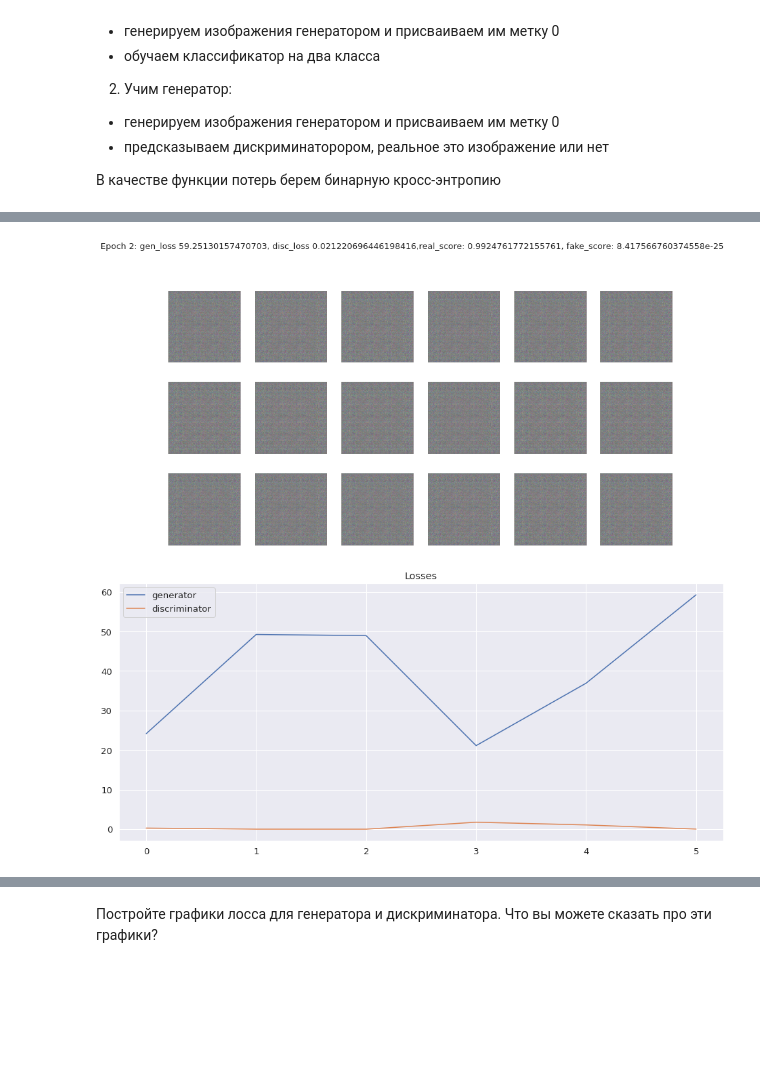
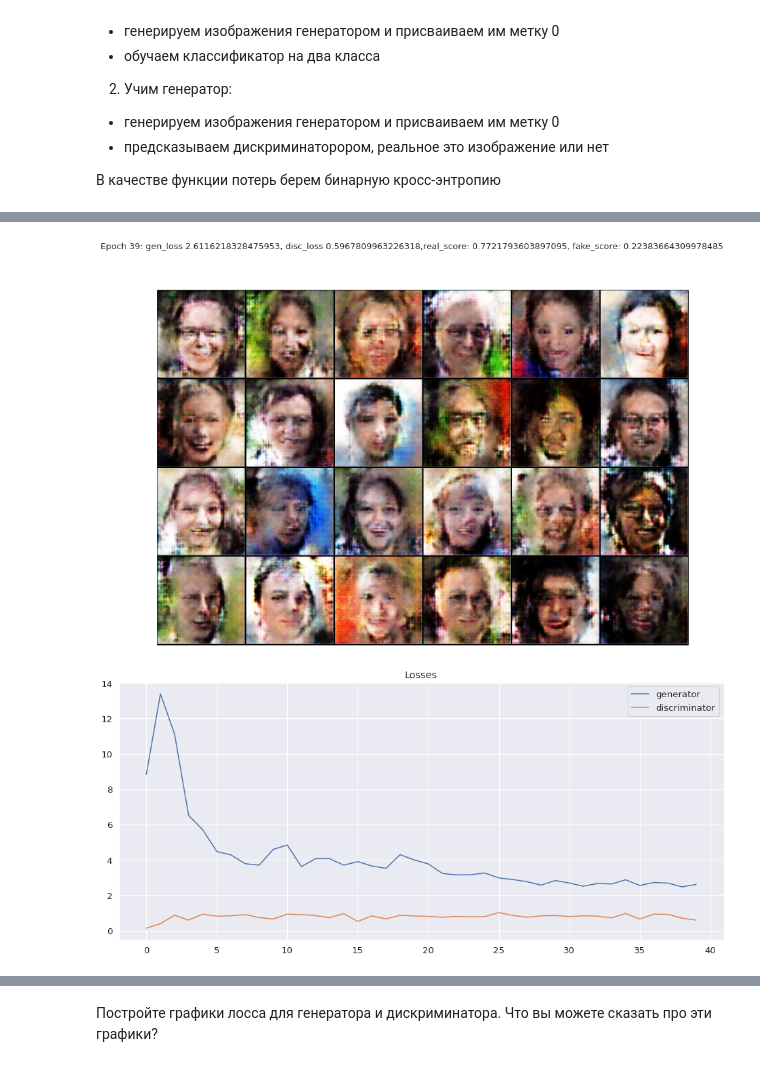
Before and after one commit to iptkachev/dls_part1, a Jupyter notebook: [hw]gan.ipynb, the cells around one changed output, grey strips where cells are left out. Saved outputs shown, nothing was run; the diff lists cells and outputs as text; code cells hidden in the pictures; blank space fills up the shorter version.

```diff
--- a/[hw]gan.ipynb
+++ b/[hw]gan.ipynb
@@ -57,7 +104,7 @@ class FacesDataset(Dataset):
       tt.Resize(image_size),
       tt.CenterCrop(image_size),
       tt.ToTensor(),
-      tt.Normalize((0.5, 0.5, 0.5), (0.5, 0.5, 0.5))
+      tt.Normalize(*stats)
     ])
 
   def __getitem__(self, index):
@@ -320,3 +262,37 @@ def weights_init(m):
     elif classname.find('BatchNorm') != -1:
         nn.init.normal_(m.weight.data, 1.0, 0.02)
         nn.init.constant_(m.bias.data, 0)
+# %%
+# norm
+stats = (0.5, 0.5, 0.5), (0.5, 0.5, 0.5)
+
+# Batch size during training
+batch_size = 128
+
+# Spatial size of training images. All images will be resized to this
+#   size using a transformer.
+image_size = 128
+
+# Number of channels in the training images. For color images this is 3
+nc = 3
+
+# Size of z latent vector (i.e. size of generator input)
+nz = 100
+
+# Size of feature maps in generator
+ngf = 64
+
+# Size of feature maps in discriminator
+ndf = 64
+
+# Number of training epochs
+num_epochs = 5
+
+# Learning rate for optimizers
+lr = 0.0002
+
+# Beta1 hyperparam for Adam optimizers
+beta1 = 0.5
+
+# Number of GPUs available. Use 0 for CPU mode.
+ngpu = 1
@@ -323,30 +426,27 @@ def weights_init(m):
 # %%
 %%time
 
-generator.apply(weights_init)
-discriminator.apply(weights_init)
-
-epochs = 30
+epochs = 40
 model = {
     "discriminator": discriminator.to(device),
     "generator": generator.to(device)
 }
 
 criterion = {
     "discriminator": nn.BCELoss(),
     "generator": nn.BCELoss()
 }
 
 optimizer = {
     "discriminator": torch.optim.Adam(
-        model["discriminator"].parameters(), lr=0.0001, betas=(0.5, 0.999)
+        model["discriminator"].parameters(), lr=lr, betas=(beta1, 0.999)
     ),
     "generator": torch.optim.Adam(
-        model["generator"].parameters(), lr=0.0002, betas=(0.5, 0.999)
+        model["generator"].parameters(), lr=lr, betas=(beta1, 0.999)
     )
 }
 
 fit(dataloader, model, criterion, optimizer, epochs)
 # %% [output]
-[figure, old version]
+[figure, new version]
-[figure, old version]
+[figure, new version]
```
Also changed, not shown: parts of 22 cells of this notebook.
